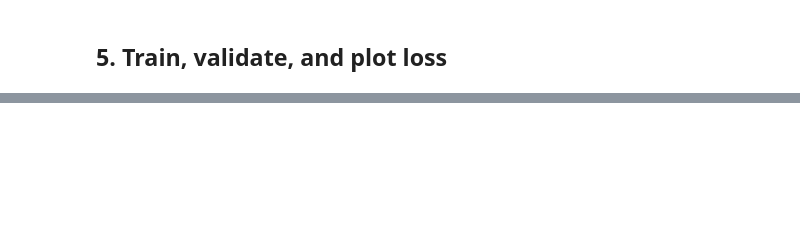
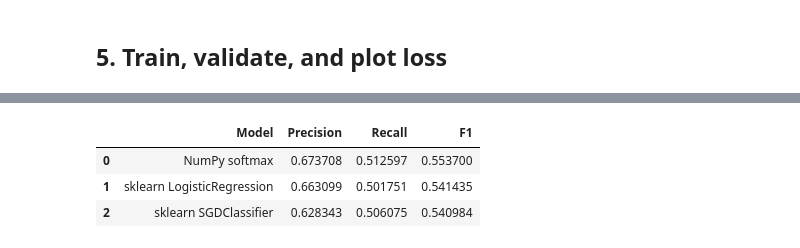
Before and after one commit to BadrGello/Natural-Language-Processing-Lab-1, a Jupyter notebook: notebooks/03_logistic_regression.ipynb, the cells around one changed output, grey strips where cells are left out. Cells and saved outputs as stored; diff of their text form; code cells hidden in the pictures; blank space fills up the shorter version.

```diff
--- a/notebooks/03_logistic_regression.ipynb
+++ b/notebooks/03_logistic_regression.ipynb
@@ -148,15 +319,75 @@ Train `LogisticRegression` and `SGDClassifier` using **identical preprocessed fe
 # %%
-# TODO: Uncomment after you build X_train_sklearn and X_val_sklearn.
-# sklearn_lr = LogisticRegression(max_iter=1000, random_state=SEED)
-# sklearn_sgd = SGDClassifier(loss='log_loss', random_state=SEED)
-# validation_rows = []
-# for name, estimator in [('sklearn LogisticRegression', sklearn_lr),
-#                         ('sklearn SGDClassifier', sklearn_sgd)]:
-#     estimator.fit(X_train_sklearn, data.train.labels)
-#     y_pred = estimator.predict(X_val_sklearn)
-#     report = sklearn_evaluation(data.val.labels, y_pred, data.num_classes)
-#     validation_rows.append({'model': name,
-#                             'macro_precision': report['macro_precision'],
-#                             'macro_recall': report['macro_recall'],
-#                             'macro_f1': report['macro_f1']})
-# pd.DataFrame(validation_rows)
+models = {"NumPy softmax": scratch}
+
+# 1. Scikit-learn Logistic Regression
+best_score = -1
+
+for C in [1.0, 10.0]:
+    model = LogisticRegression(
+        C=C,
+        max_iter=1000,
+        random_state=SEED
+    )
+
+    model.fit(X_train_sklearn, data.train.labels)
+
+    predictions = model.predict(X_val_sklearn)
+    report = sklearn_evaluation(data.val.labels, predictions, data.num_classes)
+
+    score = report["macro_f1"]
+    print(f"LogisticRegression (C={C}): {score:.4f}")
+
+    if score > best_score:
+        best_score = score
+        models["sklearn LogisticRegression"] = model
+
+
+# 2. SGD Classifier
+best_score = -1
+
+for alpha in [1e-4, 1e-5]:
+    model = SGDClassifier(
+        loss="log_loss",
+        alpha=alpha,
+        max_iter=1000,
+        tol=1e-4,
+        random_state=SEED
+    )
+
+    model.fit(X_train_sklearn, data.train.labels)
+
+    predictions = model.predict(X_val_sklearn)
+    report = sklearn_evaluation(data.val.labels, predictions, data.num_classes)
+
+    score = report["macro_f1"]
+    print(f"SGDClassifier (alpha={alpha}): {score:.4f}")
+
+    if score > best_score:
+        best_score = score
+        models["sklearn SGDClassifier"] = model
+
+
+# 3. Compare all three models
+results = []
+
+for name, model in models.items():
+
+    # Our model uses active feature indices, sklearn uses CSR matrices
+    if name == "NumPy softmax":
+        X_val = X_val_rows
+    else:
+        X_val = X_val_sklearn
+
+    predictions = model.predict(X_val)
+    report = sklearn_evaluation(data.val.labels, predictions, data.num_classes)
+
+    results.append({
+        "Model": name,
+        "Precision": report["macro_precision"],
+        "Recall": report["macro_recall"],
+        "F1": report["macro_f1"]
+    })
+
+validation_results = pd.DataFrame(results)
+display(validation_results)
+# %% [output]
@@ -162,0 +398,4 @@ Train `LogisticRegression` and `SGDClassifier` using **identical preprocessed fe
+|  | Model | Precision | Recall | F1 |
+| 0 | NumPy softmax | 0.673708 | 0.512597 | 0.553700 |
+| 1 | sklearn LogisticRegression | 0.663099 | 0.501751 | 0.541435 |
+| 2 | sklearn SGDClassifier | 0.628343 | 0.506075 | 0.540984 |
```
Also changed, not shown: parts of 20 cells of this notebook, 2 other files.
